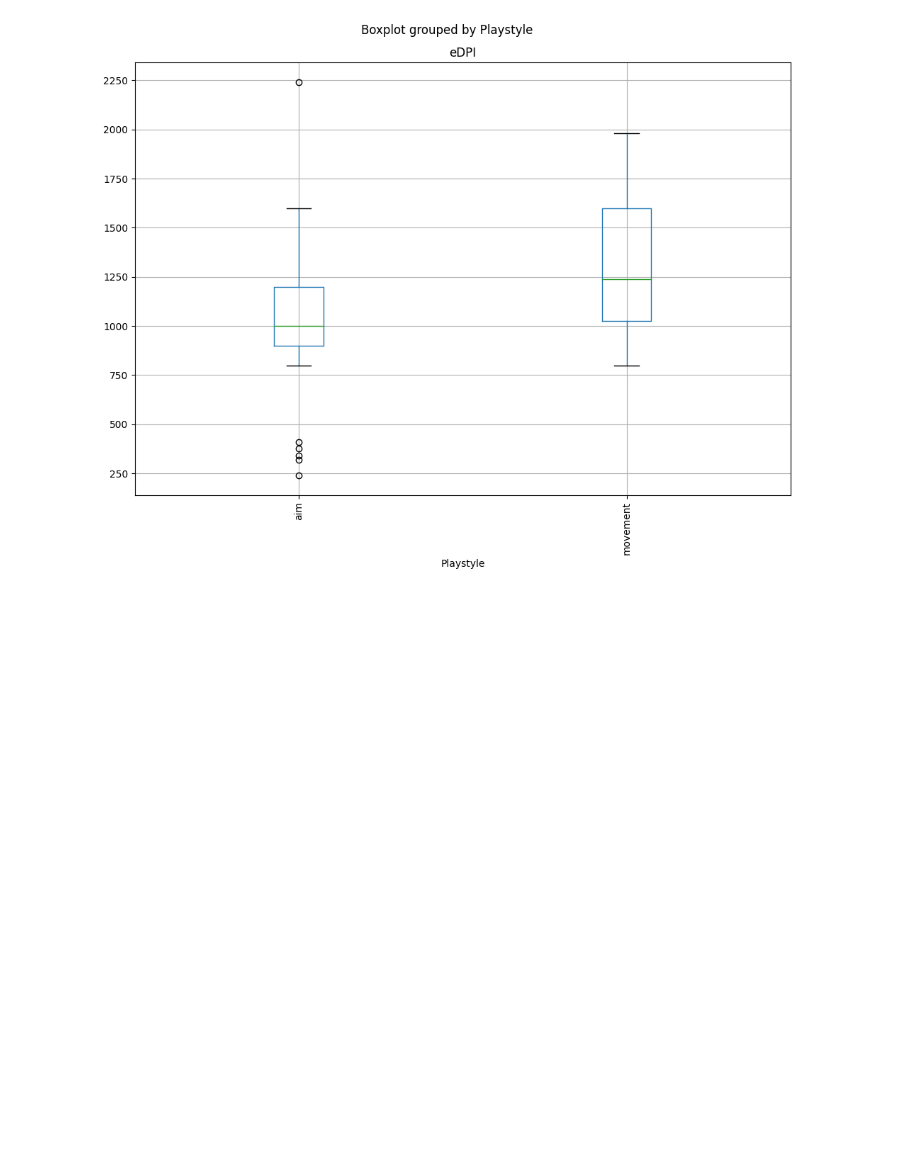
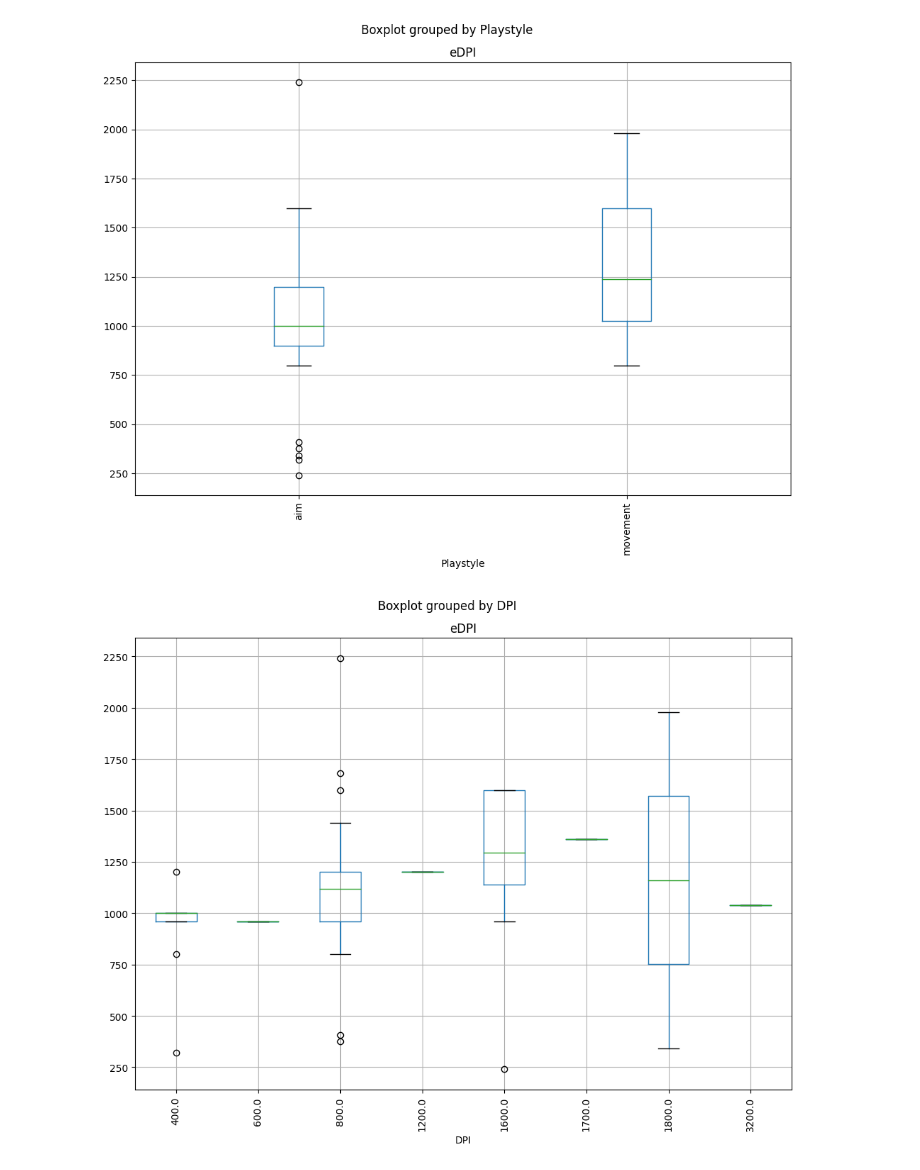
Before and after one commit to RoloNatt/PlayerSensGrip, a Jupyter notebook: stats_prob.ipynb, the cells around one changed output. Saved outputs shown, nothing was run; the diff lists cells and outputs as text; code cells hidden in the pictures; blank space fills up the shorter version.

```diff
--- a/stats_prob.ipynb
+++ b/stats_prob.ipynb
@@ -146,3 +135,10 @@ plt.tight_layout()
 plt.show()
 # %% [output]
 [figure]
+# %%
+df.boxplot(column='eDPI', by='DPI', figsize=(10,8))
+plt.xticks(rotation='vertical')
+plt.tight_layout()
+plt.show()
+# %% [output]
+[figure, added]
```
Also changed, not shown: parts of 23 cells of this notebook.
